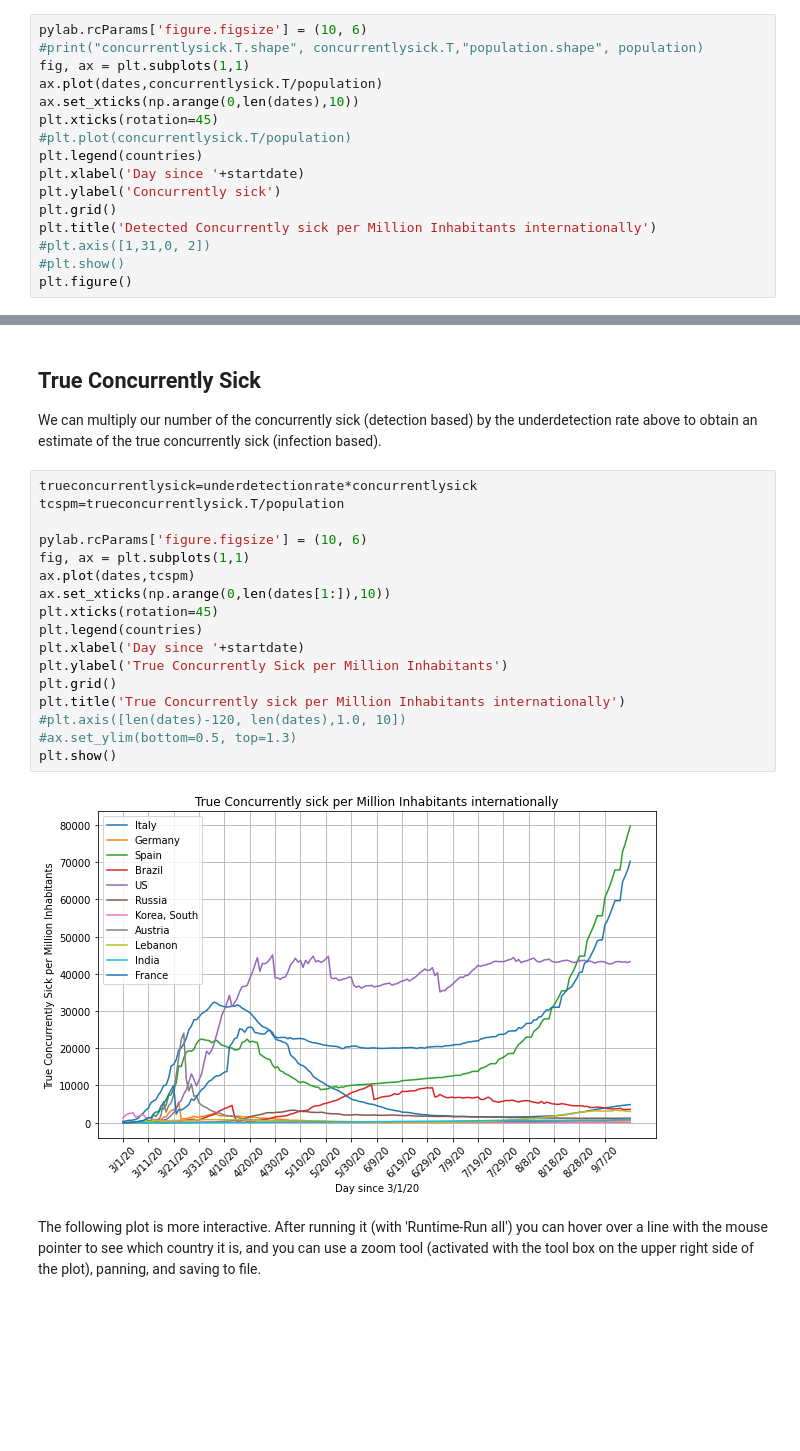
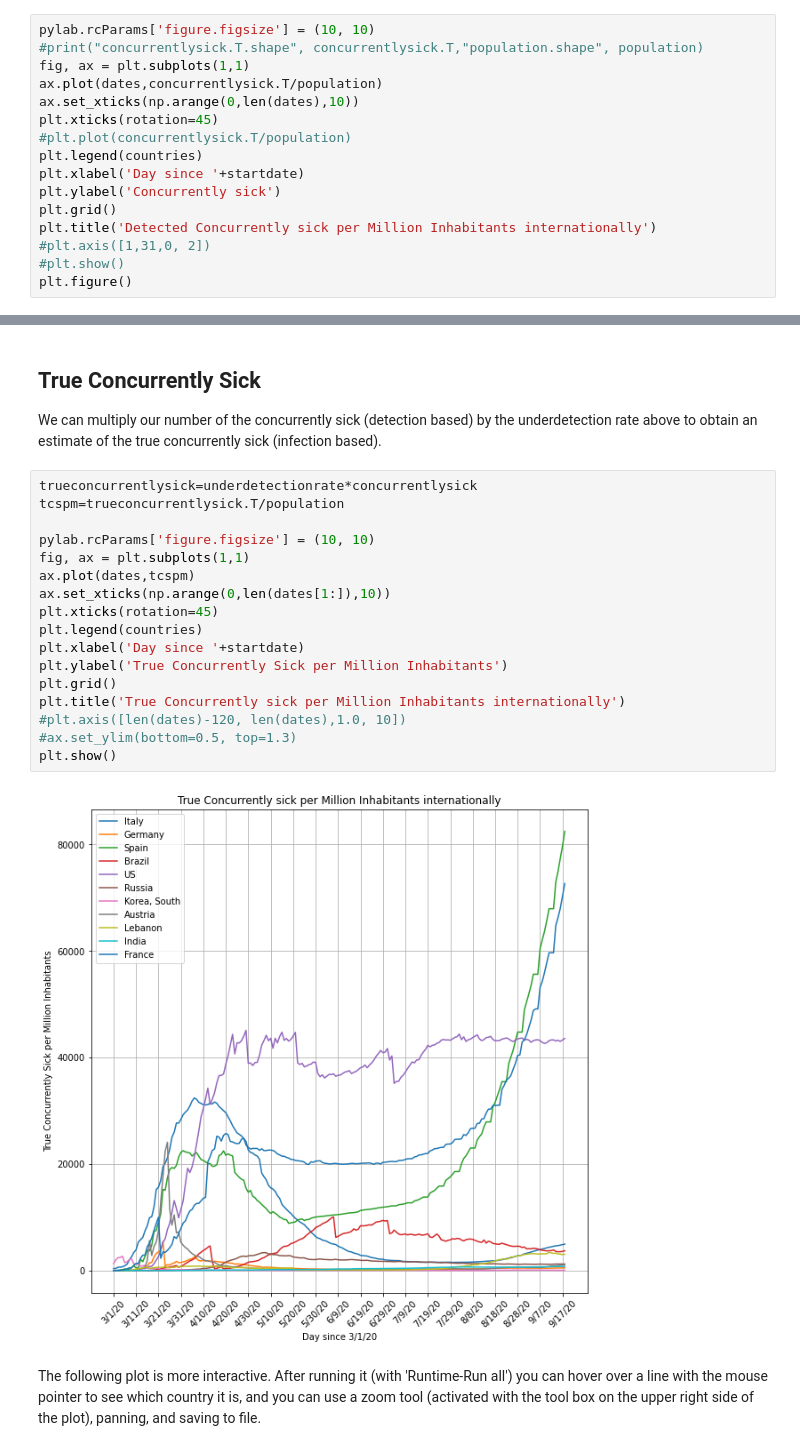
Before and after one commit to TUIlmenauAMS/CoronaComputationPrograms, a Jupyter notebook: coronaconcucrrentlysick.ipynb, the cells around one changed output, grey strips where cells are left out. Saved outputs shown, nothing was run; the diff lists cells and outputs as text; blank space fills up the shorter version.

```diff
--- a/coronaconcucrrentlysick.ipynb
+++ b/coronaconcucrrentlysick.ipynb
@@ -120,7 +120,7 @@ Since countries have very different populations, it makes sense to calculate the
 It is obtained by dividing the number of concurrently sick by the number of inhabitants in millions.
 This is also what is needed to estimate the risk of infection. To get a more accurate estimate, it should be multiplied by the rough under detection rate (not included here for simplicity).
 # %%
-pylab.rcParams['figure.figsize'] = (10, 6)
+pylab.rcParams['figure.figsize'] = (10, 10)
 #print("concurrentlysick.T.shape", concurrentlysick.T,"population.shape", population)
 fig, ax = plt.subplots(1,1)
 ax.plot(dates,concurrentlysick.T/population)
@@ -169,22 +169,22 @@ We can multiply our number of the concurrently sick (detection based) by the und
 # %%
 trueconcurrentlysick=underdetectionrate*concurrentlysick
 tcspm=trueconcurrentlysick.T/population
 
-pylab.rcParams['figure.figsize'] = (10, 6)
+pylab.rcParams['figure.figsize'] = (10, 10)
 fig, ax = plt.subplots(1,1)
 ax.plot(dates,tcspm)
 ax.set_xticks(np.arange(0,len(dates[1:]),10))
 plt.xticks(rotation=45)
 plt.legend(countries)
 plt.xlabel('Day since '+startdate)
 plt.ylabel('True Concurrently Sick per Million Inhabitants')
 plt.grid()
 plt.title('True Concurrently sick per Million Inhabitants internationally')
 #plt.axis([len(dates)-120, len(dates),1.0, 10])
 #ax.set_ylim(bottom=0.5, top=1.3)
 plt.show()
 # %% [output]
-[figure, old version]
+[figure, new version]
 # %% [markdown]
 The following plot is more interactive. After running it (with 'Runtime-Run all') you can hover over a line with the mouse pointer to see which country it is, and you can use a zoom tool (activated with the tool box on the upper right side of the plot), panning, and saving to file.
 # %%
```
Also changed, not shown: parts of 4 cells of this notebook.
